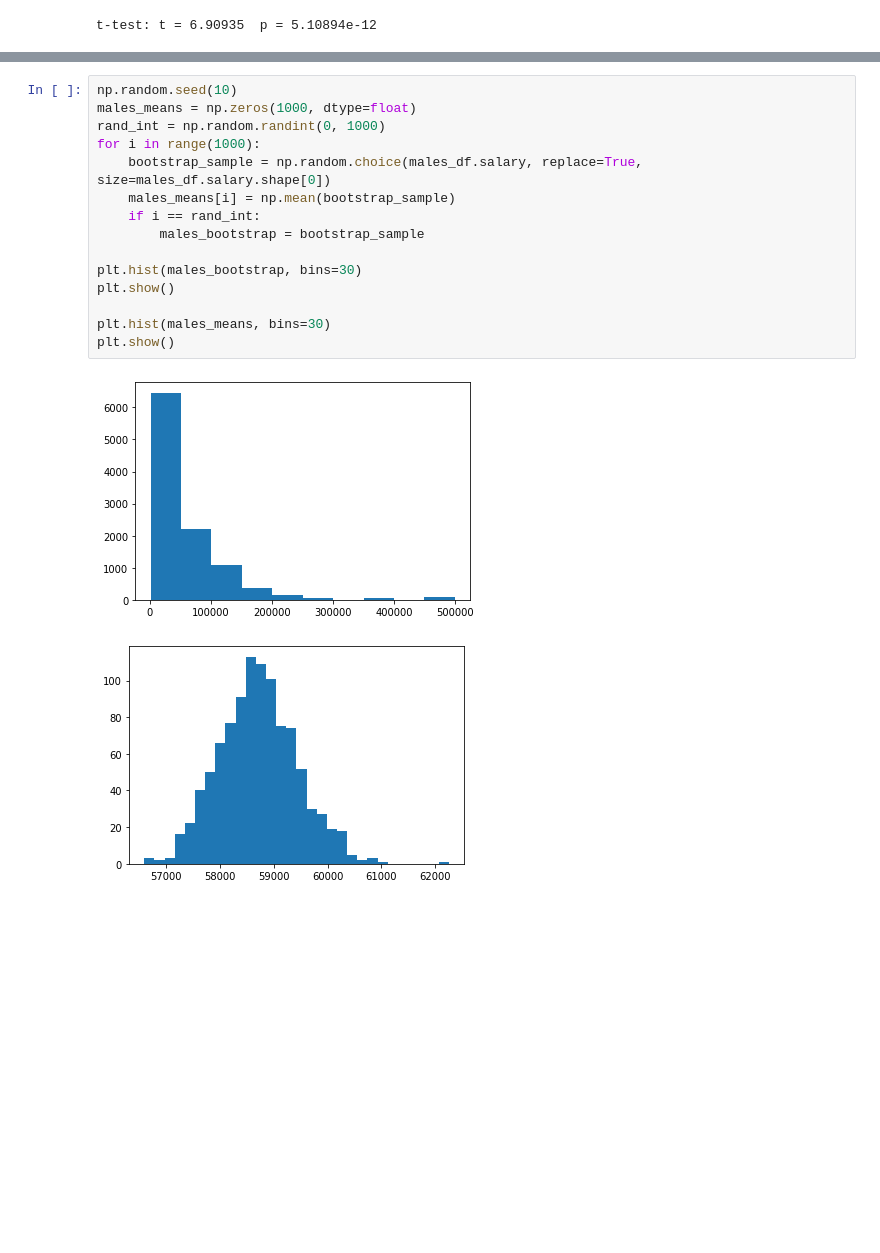
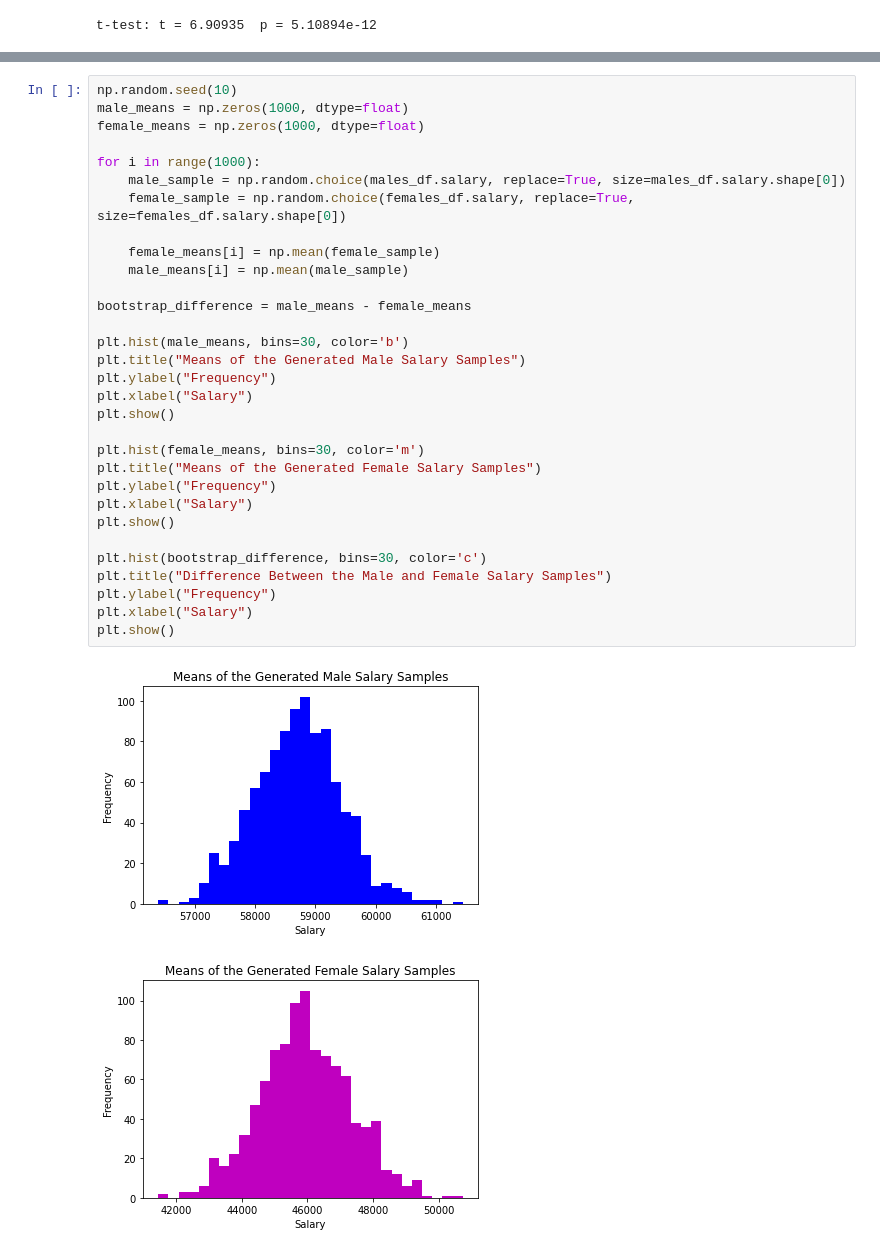
Before and after one commit to atkinssamuel/GenderAndEducationInDSAndML, a Jupyter notebook: atkins_1002951754_assignment1.ipynb, the cells around one changed output, grey strips where cells are left out. Drawn from its saved outputs; the diff is of its cells as text; blank space fills up the shorter version.

Commit message:
05/10/2020-Atkins-22:31:46 Completed exploratory analysis for males and females. Moving onto comparison of various education levels.

```diff
--- a/atkins_1002951754_assignment1.ipynb
+++ b/atkins_1002951754_assignment1.ipynb
@@ -193,18 +182,34 @@ We will now compare the two samples using bootstrapping.
 # %%
 np.random.seed(10)
-males_means = np.zeros(1000, dtype=float)
-rand_int = np.random.randint(0, 1000)
+male_means = np.zeros(1000, dtype=float)
+female_means = np.zeros(1000, dtype=float)
+
 for i in range(1000):
-    bootstrap_sample = np.random.choice(males_df.salary, replace=True, size=males_df.salary.shape[0])
-    males_means[i] = np.mean(bootstrap_sample)
-    if i == rand_int:
-        males_bootstrap = bootstrap_sample
+    male_sample = np.random.choice(males_df.salary, replace=True, size=males_df.salary.shape[0])
+    female_sample = np.random.choice(females_df.salary, replace=True, size=females_df.salary.shape[0])
 
-plt.hist(males_bootstrap, bins=30)
+    female_means[i] = np.mean(female_sample)
+    male_means[i] = np.mean(male_sample)
+
+bootstrap_difference = male_means - female_means
+
+plt.hist(male_means, bins=30, color='b')
+plt.title("Means of the Generated Male Salary Samples")
+plt.ylabel("Frequency")
+plt.xlabel("Salary")
 plt.show()
 
-plt.hist(males_means, bins=30)
+plt.hist(female_means, bins=30, color='m')
+plt.title("Means of the Generated Female Salary Samples")
+plt.ylabel("Frequency")
+plt.xlabel("Salary")
 plt.show()
+
+plt.hist(bootstrap_difference, bins=30, color='c')
+plt.title("Difference Between the Male and Female Salary Samples")
+plt.ylabel("Frequency")
+plt.xlabel("Salary")
+plt.show()
 # %% [output]
-[figure, old version]
+[figure, new version]
-[figure, old version]
+[figure, new version]
```
Also changed, not shown: parts of 12 cells of this notebook.
